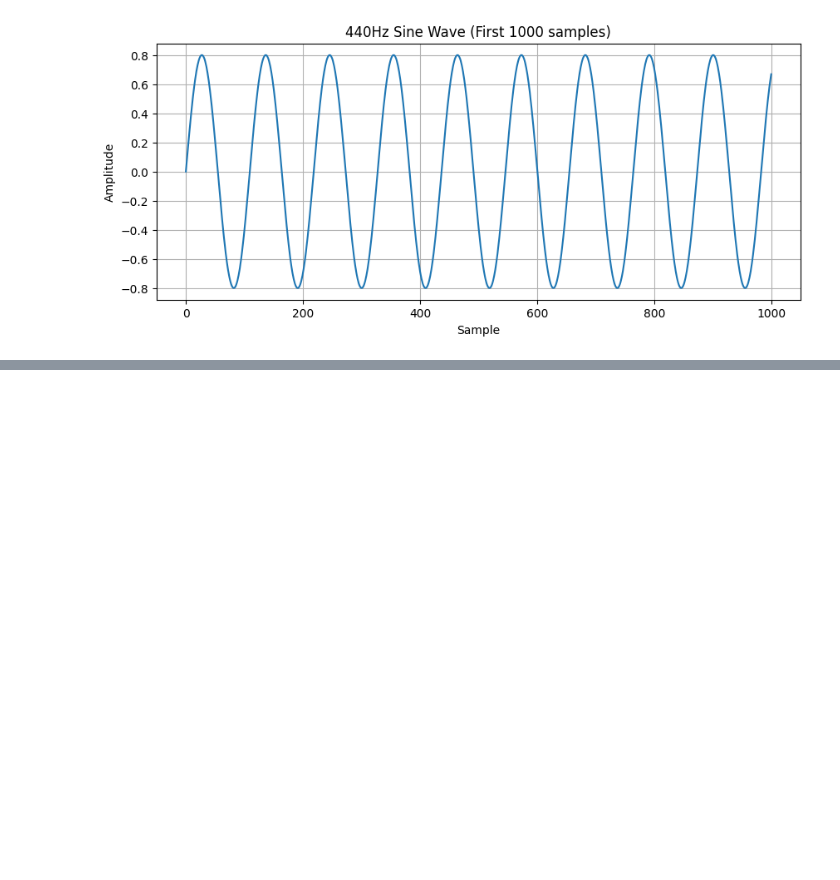
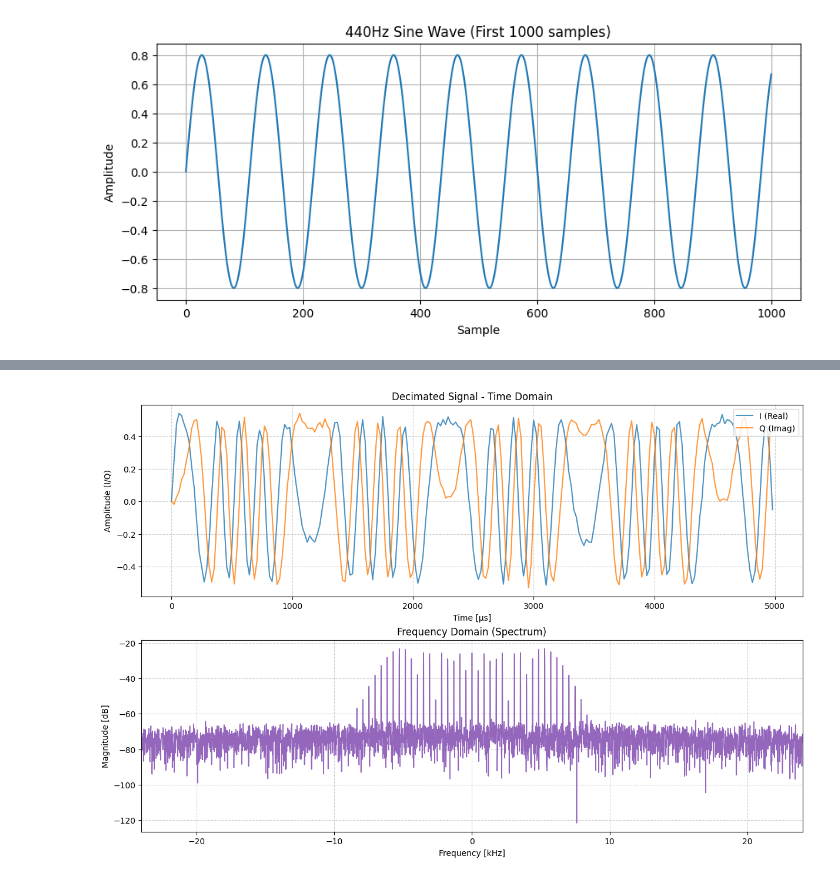
Before and after one commit to mev-null/sfumato-fm-radio-turner, a Jupyter notebook: notebooks/01_virtual_air.ipynb, the cells around one changed output, grey strips where cells are left out. Cells and saved outputs as stored; diff of their text form; code cells hidden in the pictures; blank space fills up the shorter version.

```diff
--- a/notebooks/01_virtual_air.ipynb
+++ b/notebooks/01_virtual_air.ipynb
@@ -38,0 +44,15 @@ plot_signal_analysis(
+# %%
+from sfumato import reciever
+
+rx = reciever.FmReceiver()
+
+decimated_iq = rx.process(signal_noisy)
+plot_signal_analysis(
+    decimated_iq,
+    fs=rx.audio_fs,
+    title="Decimated Signal",
+    zoom_usec=5000,
+    xlim_freq=[-24, 24]
+)
+# %% [output]
+[figure, added]
```
Also changed, not shown: parts of 4 cells of this notebook.
